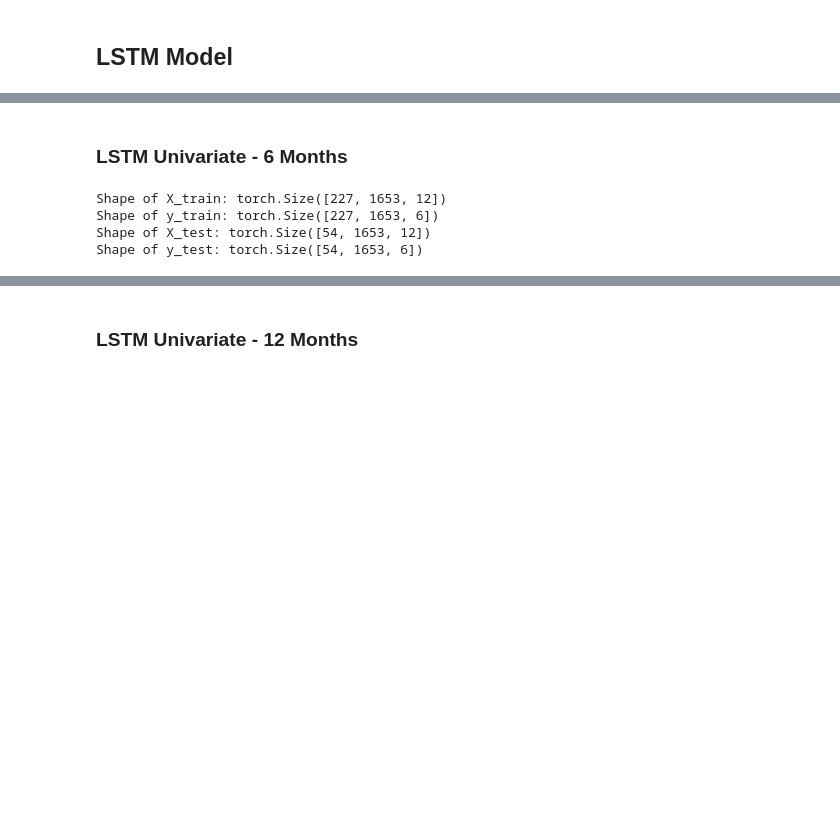
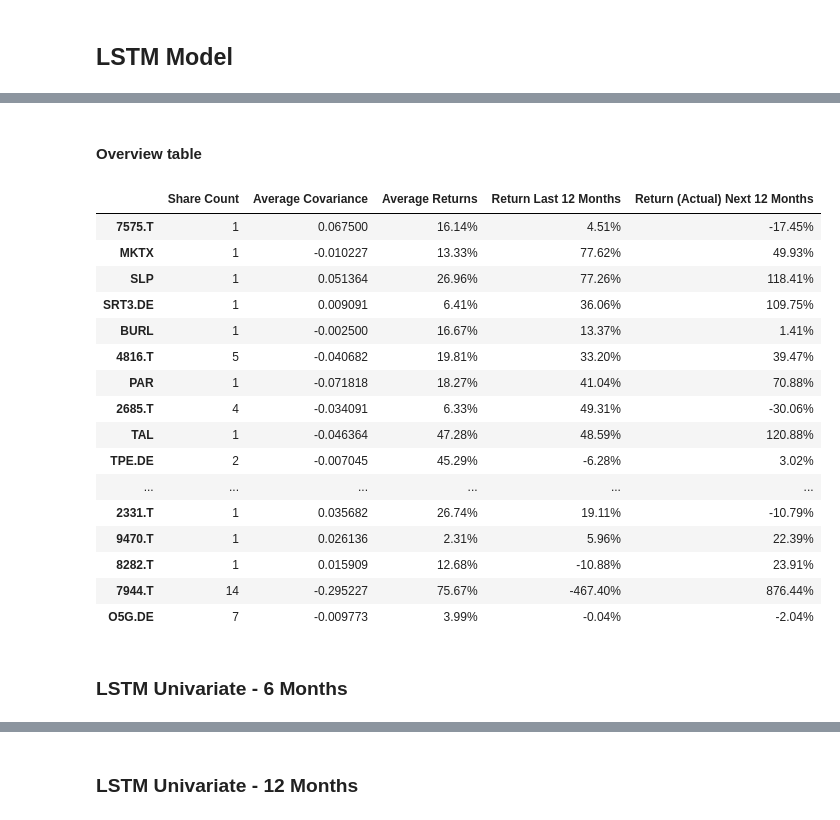
Before and after one commit to Herb-sh/sustainability_portfolio_optimisation, a Jupyter notebook: notebooks/4. portfolio_optimisation/4.3. LSTM/4.3.2.LSTM_univariate.ipynb, the cells around one changed output, grey strips where cells are left out. Saved outputs shown, nothing was run; the diff lists cells and outputs as text; code cells hidden in the pictures; blank space fills up the shorter version.

Commit message:
LSTM Univariate

```diff
--- a/notebooks/4. portfolio_optimisation/4.3. LSTM/4.3.2.LSTM_univariate.ipynb
+++ b/notebooks/4. portfolio_optimisation/4.3. LSTM/4.3.2.LSTM_univariate.ipynb
@@ -95,0 +111,9 @@ Shape of y_test: torch.Size([59, 1653, 1])
+# %%
+# Model, Loss, Optimizer
+model = LSTM_Uni_Model(input_size=in_seq_length, output_size=out_seq_length).to(device)
+criterion = nn.MSELoss()  # Mean Squared Error for regression
+optimizer = optim.Adam(model.parameters(), lr=0.001)
+
+importlib.reload(lstm_utils)
+#
+model, y_train_pred, y_test_pred = lstm_utils.lstm_train_validate(model, optimizer, X_train, X_test, y_train, y_test)
@@ -95,0 +128,5 @@ Shape of y_test: torch.Size([59, 1653, 1])
+# %%
+# 1 month
+df_train = X_train[:, :, -1].clone()
+y_test_pred_1m = y_test_pred[0,:,:].T[0:0] # y_test_pred[:,:,0][0]
+y_test_pred_1m
@@ -95,0 +137,10 @@ Shape of y_test: torch.Size([59, 1653, 1])
+# %%
+df_forecast_1m = pd.DataFrame(df_train.clone())
+df_forecast_1m = pd.concat([df_forecast_1m, pd.DataFrame(y_test_pred_1m)], ignore_index=True)
+# Assign back columns and indices to make human understandable
+df_forecast_1m.columns = df.columns
+df_forecast_1m.index = df_pct[(in_seq_length - 1) : len(df_forecast_1m) + (in_seq_length - 1)].index
+#
+df_forecast_1m = df_forecast_1m.tail(variables.TEST_YEARS_NR * 12)
+#
+df_forecast_1m.tail(3)
@@ -95,0 +154,5 @@ Shape of y_test: torch.Size([59, 1653, 1])
+# %%
+importlib.reload(lstm_utils)
+importlib.reload(mpt_utils)
+
+weights_1m, mu_1m, S_1m, weights_all_1m = mpt_utils.portfolio_and_plot(df_forecast_1m, df)
@@ -96,18 +169,26 @@ Shape of y_test: torch.Size([59, 1653, 1])
+# %% [markdown]
+#### Overview table
+# %%
+importlib.reload(mpt_utils)
+# Create overview
+mpt_utils.generate_overview_table(weights_all_1m, mu_1m, S_1m, df_pct)
+# %% [output]
+|  | Share Count | Average Covariance | Average Returns | Return Last 12 Months | Return (Actual) Next 12 Months |
+| 7575.T | 1 | 0.067500 | 16.14% | 4.51% | -17.45% |
+| MKTX | 1 | -0.010227 | 13.33% | 77.62% | 49.93% |
+| SLP | 1 | 0.051364 | 26.96% | 77.26% | 118.41% |
+| SRT3.DE | 1 | 0.009091 | 6.41% | 36.06% | 109.75% |
+| BURL | 1 | -0.002500 | 16.67% | 13.37% | 1.41% |
+| 4816.T | 5 | -0.040682 | 19.81% | 33.20% | 39.47% |
+| PAR | 1 | -0.071818 | 18.27% | 41.04% | 70.88% |
+| 2685.T | 4 | -0.034091 | 6.33% | 49.31% | -30.06% |
+| TAL | 1 | -0.046364 | 47.28% | 48.59% | 120.88% |
+| TPE.DE | 2 | -0.007045 | 45.29% | -6.28% | 3.02% |
+| ... | ... | ... | ... | ... | ... |
+| 2331.T | 1 | 0.035682 | 26.74% | 19.11% | -10.79% |
+| 9470.T | 1 | 0.026136 | 2.31% | 5.96% | 22.39% |
+| 8282.T | 1 | 0.015909 | 12.68% | -10.88% | 23.91% |
+| 7944.T | 14 | -0.295227 | 75.67% | -467.40% | 876.44% |
+| O5G.DE | 7 | -0.009773 | 3.99% | -0.04% | -2.04% |
 # %% [markdown]
 ### LSTM Univariate - 6 Months
-# %%
-importlib.reload(lstm_utils)
-
-# Set sequence length (e.g., 12 time points)
-X_train_6m, X_test_6m, y_train_6m, y_test_6m = lstm_utils.split_train_test(df_time_series, [], in_seq_length=12, out_seq_length=6)
-
-# Check the shapes of the training and test data
-print("Shape of X_train:", X_train_6m.shape)
-print("Shape of y_train:", y_train_6m.shape)
-print("Shape of X_test:", X_test_6m.shape)
-print("Shape of y_test:", y_test_6m.shape)
-# %% [output]
-Shape of X_train: torch.Size([227, 1653, 12])
-Shape of y_train: torch.Size([227, 1653, 6])
-Shape of X_test: torch.Size([54, 1653, 12])
-Shape of y_test: torch.Size([54, 1653, 6])
```
Also changed, not shown: parts of 41 cells of this notebook, 3 other files.
